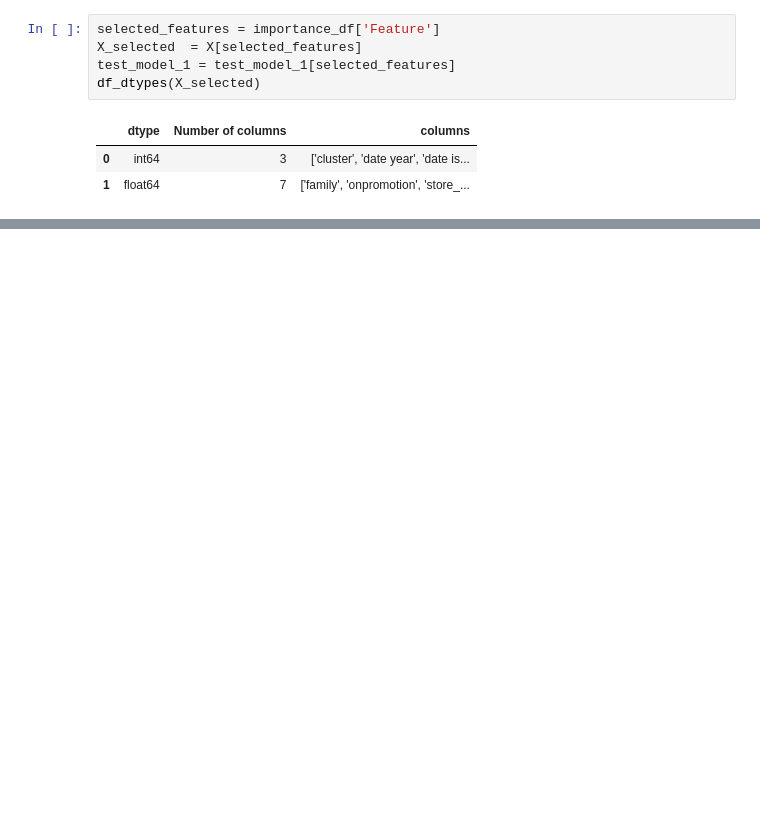
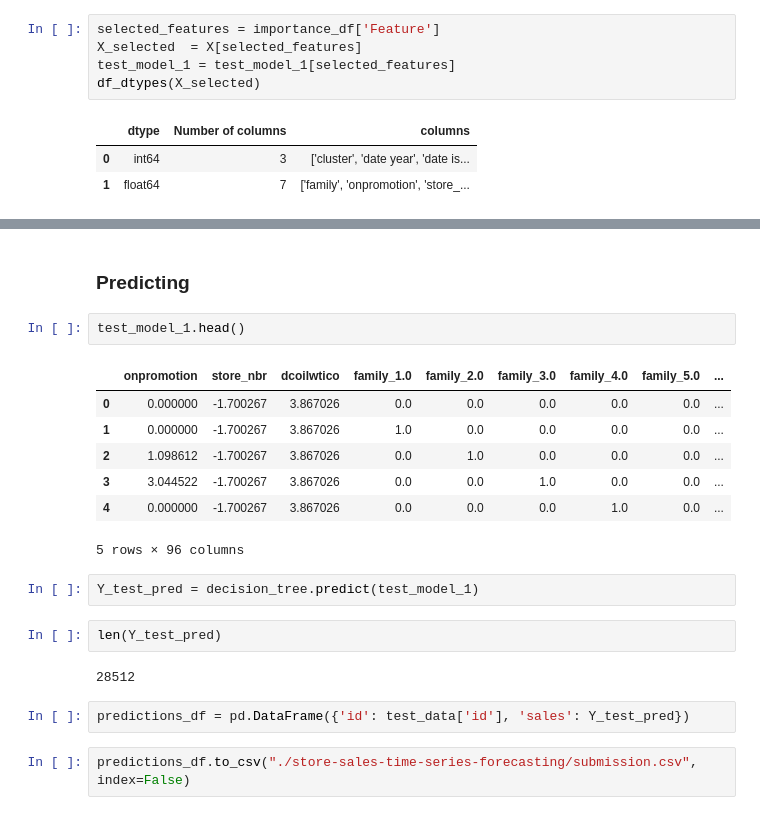
Before and after one commit to bharath03-a/time_series, a Jupyter notebook: kaggle_competition.ipynb, the cells around one changed output, grey strips where cells are left out. Cells and saved outputs as stored; diff of their text form; blank space fills up the shorter version.

```diff
--- a/kaggle_competition.ipynb
+++ b/kaggle_competition.ipynb
@@ -795,0 +859,22 @@ X_train_test_model_1
+# %% [markdown]
+### Predicting
+# %%
+test_model_1.head()
+# %% [output]
+|  | onpromotion | store_nbr | dcoilwtico | family_1.0 | family_2.0 | family_3.0 | family_4.0 | family_5.0 | ... |
+| 0 | 0.000000 | -1.700267 | 3.867026 | 0.0 | 0.0 | 0.0 | 0.0 | 0.0 | ... |
+| 1 | 0.000000 | -1.700267 | 3.867026 | 1.0 | 0.0 | 0.0 | 0.0 | 0.0 | ... |
+| 2 | 1.098612 | -1.700267 | 3.867026 | 0.0 | 1.0 | 0.0 | 0.0 | 0.0 | ... |
+| 3 | 3.044522 | -1.700267 | 3.867026 | 0.0 | 0.0 | 1.0 | 0.0 | 0.0 | ... |
+| 4 | 0.000000 | -1.700267 | 3.867026 | 0.0 | 0.0 | 0.0 | 1.0 | 0.0 | ... |
+5 rows × 96 columns
+# %%
+Y_test_pred = decision_tree.predict(test_model_1)
+# %%
+len(Y_test_pred)
+# %% [output]
+28512
+# %%
+predictions_df = pd.DataFrame({'id': test_data['id'], 'sales': Y_test_pred})
+# %%
+predictions_df.to_csv("./store-sales-time-series-forecasting/submission.csv", index=False)
```
Also changed, not shown: parts of 18 cells of this notebook.
